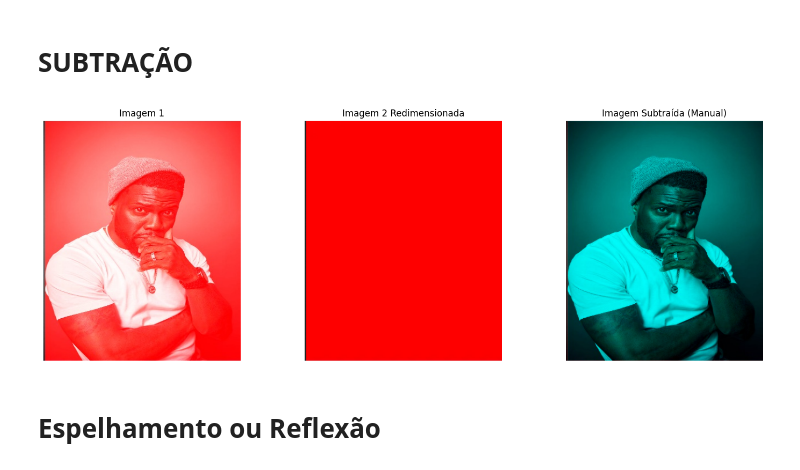
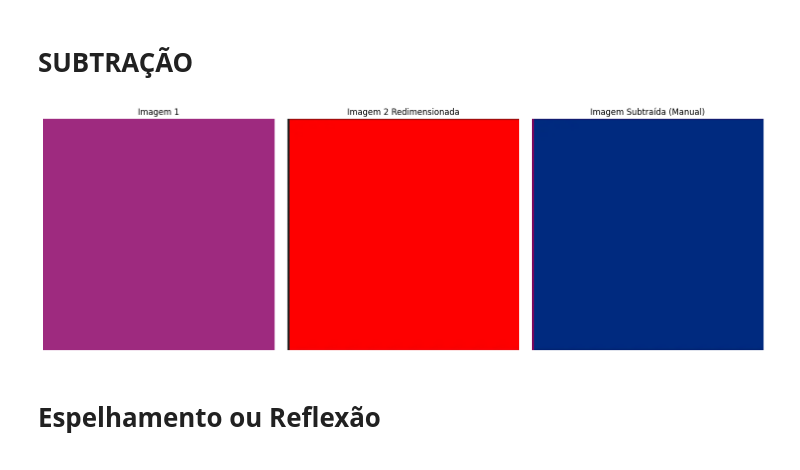
Before and after one commit to joaovictorwg/studies, a Jupyter notebook: Processamento de Imagens/Implementacoes/Implementacao 3- Operacoes Matematicas/adicao.ipynb, the cells around one changed output. Cells and saved outputs as stored; diff of their text form; code cells hidden in the pictures.

```diff
--- a/Processamento de Imagens/Implementacoes/Implementacao 3- Operacoes Matematicas/adicao.ipynb
+++ b/Processamento de Imagens/Implementacoes/Implementacao 3- Operacoes Matematicas/adicao.ipynb
@@ -102,7 +102,7 @@ def subtrair_imagens_manual(imagem1, imagem2):
     return imagem_subtraida
 
 # Carregue as imagens
-imagem1 = cv2.imread('imgs/imagem_adicionada_manual.jpg')
+imagem1 = cv2.imread('imgs/roxo.png')
 imagem2 = cv2.imread('imgs/red.png')
 
 # Verifique se as imagens foram carregadas corretamente
@@ -120,34 +120,34 @@ altura1, largura1 = imagem1_rgb.shape[:2]
 imagem2_redimensionada = redimensionar_imagem(imagem2_rgb, (altura1, largura1))
 
 # Subtraia as imagens manualmente
 imagem_subtraida_manual = subtrair_imagens_manual(imagem1_rgb, imagem2_redimensionada)
 
 # Salve a imagem subtraída localmente
 cv2.imwrite('imgs/imagem_subtraida_manual.jpg', cv2.cvtColor(imagem_subtraida_manual, cv2.COLOR_RGB2BGR))
 
 # Configurações de exibição
 fig, axes = plt.subplots(1, 3, figsize=(15, 5))
 
 # Exiba a imagem 1
 axes[0].imshow(imagem1_rgb)
 axes[0].set_title('Imagem 1')
 axes[0].axis('off')
 
 # Exiba a imagem 2 redimensionada
 axes[1].imshow(imagem2_redimensionada)
 axes[1].set_title('Imagem 2 Redimensionada')
 axes[1].axis('off')
 
 # Exiba a imagem resultante da subtração manual
 axes[2].imshow(imagem_subtraida_manual)
 axes[2].set_title('Imagem Subtraída (Manual)')
 axes[2].axis('off')
 
 # Exiba o gráfico
 plt.tight_layout()
 plt.show()
 # %% [output]
-[figure, old version]
+[figure, new version]
 # %% [markdown]
 # Espelhamento ou Reflexão
 # %%
```
Also changed, not shown: parts of 1 cell of this notebook, 5 other files.
